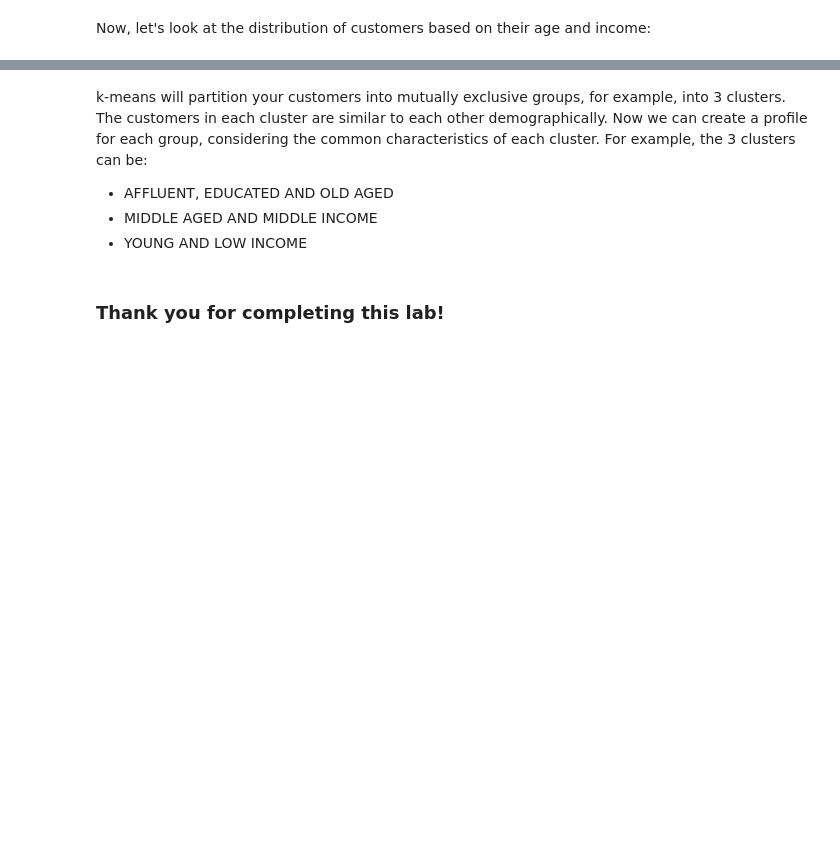
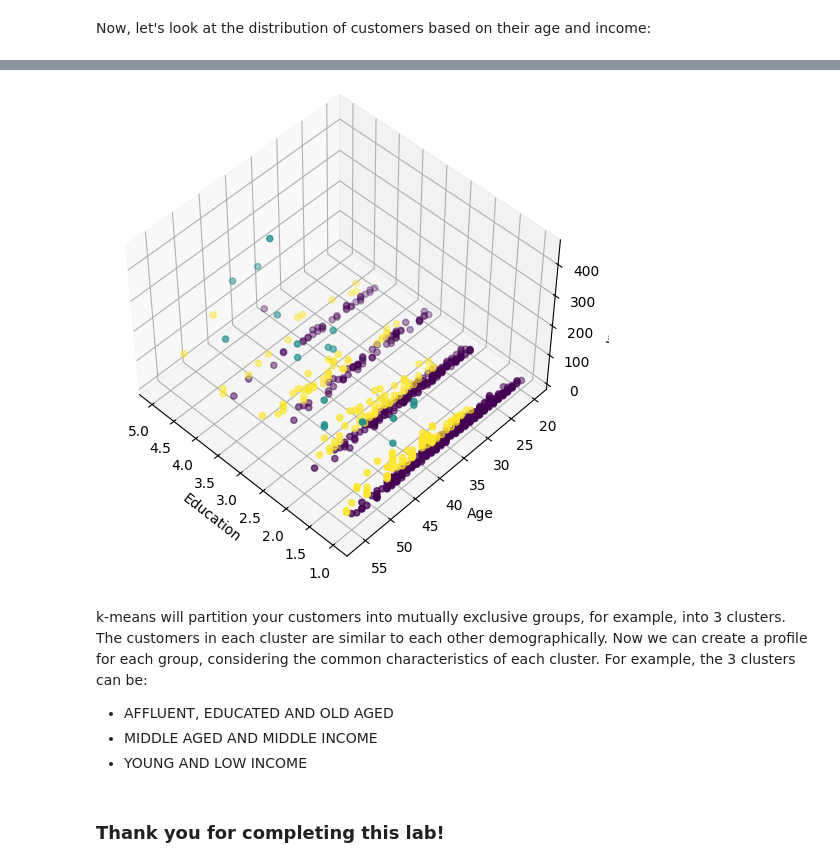
Before and after one commit to nadiastoyanova/lab-k-means-clustering, a Jupyter notebook: lab-k-means-clustering.ipynb, the cells around one changed output, grey strips where cells are left out. Drawn from its saved outputs; the diff is of its cells as text; code cells hidden in the pictures; blank space fills up the shorter version.

```diff
--- a/lab-k-means-clustering.ipynb
+++ b/lab-k-means-clustering.ipynb
@@ -291,18 +426,22 @@ plt.show()
 # %%
 from mpl_toolkits.mplot3d import Axes3D
 fig = plt.figure(1, figsize=(8, 6))
 plt.clf()
-ax = Axes3D(fig, rect=[0, 0, .95, 1], elev=48, azim=134)
+
+# Correct way to initialize 3D axes in modern Matplotlib
+ax = fig.add_subplot(111, projection='3d', elev=48, azim=134)
 
 plt.cla()
-# plt.ylabel('Age', fontsize=18)
-# plt.xlabel('Income', fontsize=16)
-# plt.zlabel('Education', fontsize=16)
 ax.set_xlabel('Education')
 ax.set_ylabel('Age')
 ax.set_zlabel('Income')
 
-ax.scatter(X[:, 1], X[:, 0], X[:, 3], c= labels.astype(np.float))
+# Ensure labels and X are defined from previous cells
+ax.scatter(X[:, 1], X[:, 0], X[:, 3], c=labels.astype(np.float32))
+
+plt.show()
+# %% [output]
+[figure, added]
 # %% [markdown]
 k-means will partition your customers into mutually exclusive groups, for example, into 3 clusters. The customers in each cluster are similar to each other demographically.
 Now we can create a profile for each group, considering the common characteristics of each cluster.
```
Also changed, not shown: parts of 16 cells of this notebook.
